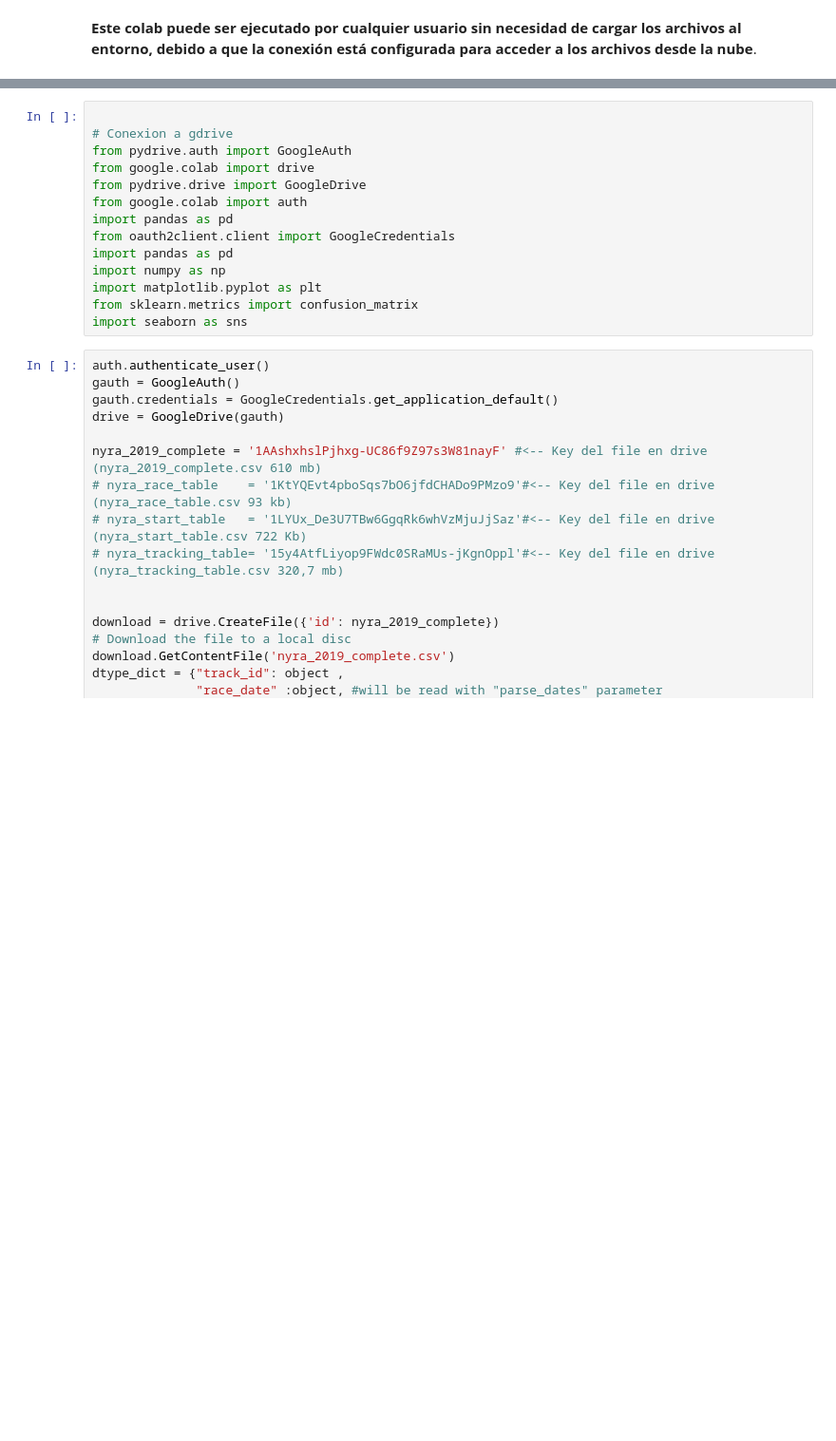
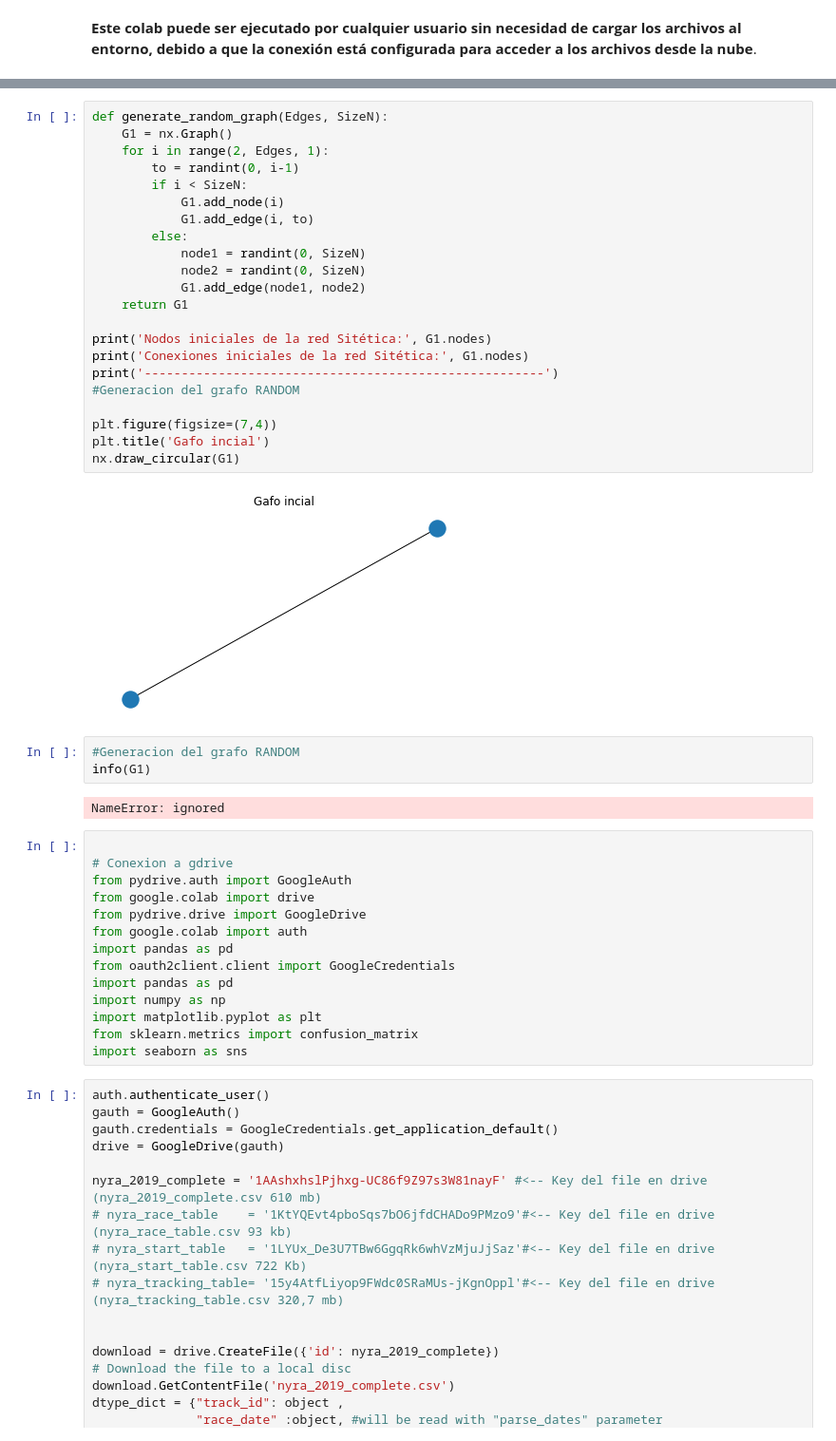
Before and after one commit to jsebastianquiroga/Topicos_analitica, a Jupyter notebook: Notebook/Social_Network_1.ipynb, the cells around one changed output, grey strips where cells are left out. Shown at 95% size. Saved outputs shown, nothing was run; the diff lists cells and outputs as text; blank space fills up the shorter version.

```diff
--- a/Notebook/Social_Network_1.ipynb
+++ b/Notebook/Social_Network_1.ipynb
@@ -67,3 +107,32 @@ import random
+# %%
+def generate_random_graph(Edges, SizeN):
+    G1 = nx.Graph()
+    for i in range(2, Edges, 1):
+        to = randint(0, i-1)
+        if i < SizeN:
+            G1.add_node(i)
+            G1.add_edge(i, to)
+        else:
+            node1 = randint(0, SizeN)
+            node2 = randint(0, SizeN)
+            G1.add_edge(node1, node2)
+    return G1
+
+print('Nodos iniciales de la red Sitética:', G1.nodes)
+print('Conexiones iniciales de la red Sitética:', G1.nodes)
+print('------------------------------------------------------')
+#Generacion del grafo RANDOM
+
+plt.figure(figsize=(7,4))
+plt.title('Gafo incial')
+nx.draw_circular(G1)
+# %% [output]
+[figure, added]
+# %%
+#Generacion del grafo RANDOM
+info(G1)
+# %% [output]
+NameError: ignored
 # %%
 
 # Conexion a gdrive
```
Also changed, not shown: parts of 7 cells of this notebook.
